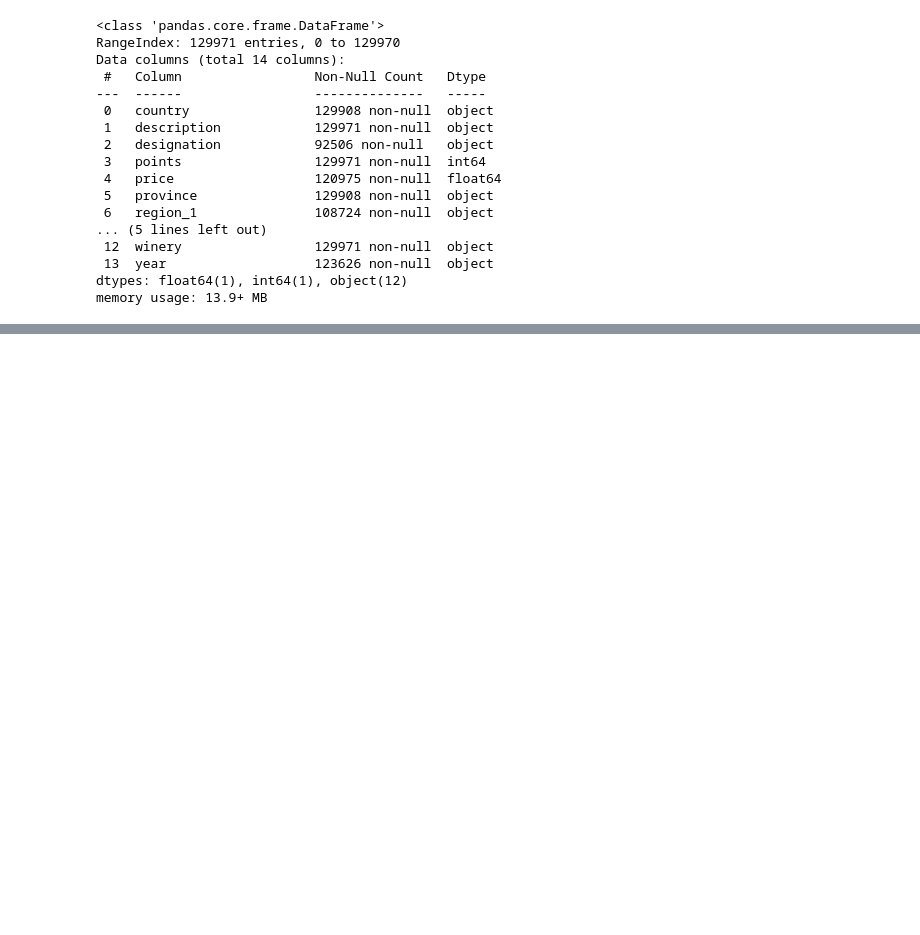
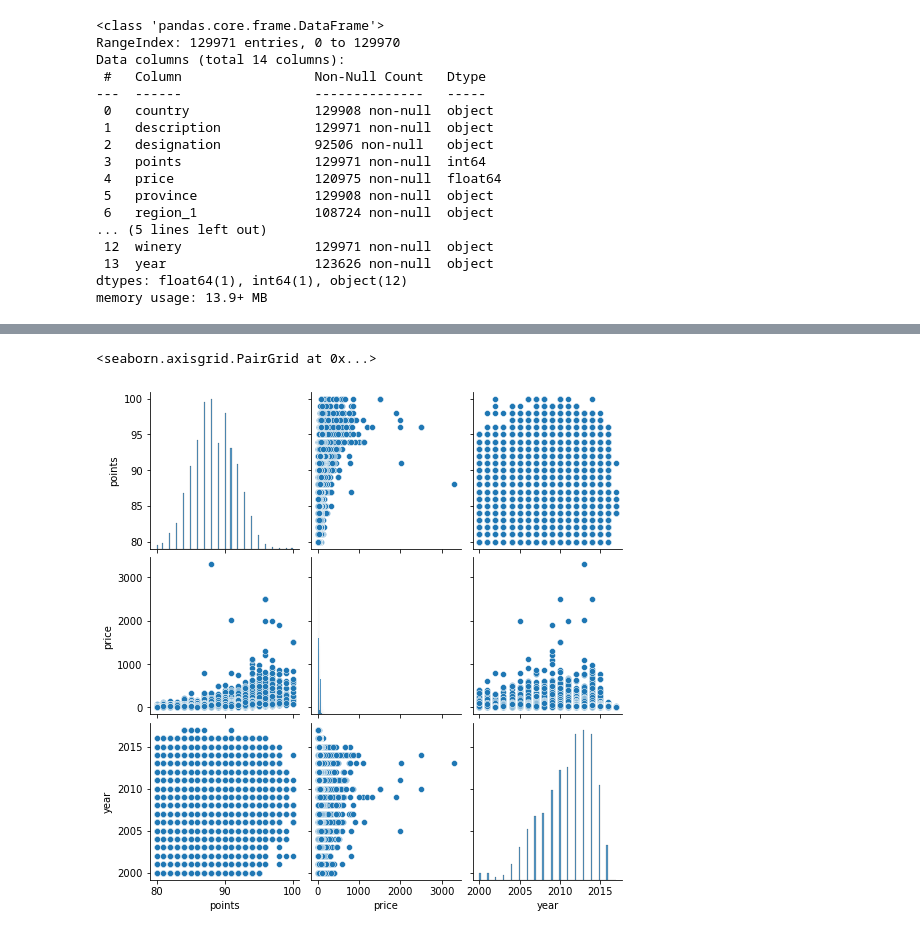
Before and after one commit to whitneyshine/austin_project, a Jupyter notebook: Wine_Ratings.ipynb, the cells around one changed output, grey strips where cells are left out. Cells and saved outputs as stored; diff of their text form; code cells hidden in the pictures; blank space fills up the shorter version.

```diff
--- a/Wine_Ratings.ipynb
+++ b/Wine_Ratings.ipynb
@@ -211,0 +496,4 @@ Name: year, dtype: object
+# %%
+# Replace null values in taster_name column with unknowns.
+wine_df['taster_name'].fillna('unknown', inplace=True)
+wine_df[30:40]
@@ -212,9 +556,12 @@ Name: year, dtype: object
 # %%
-# create new dataframe with only the columns we want to keep.
-selected_columns = ['country', 'points', 'price', 'province','region_1',
-                    'region_2', 'taster_name', 'title', 'variety', 'winery', 'year']
-wine_ratings_df = wine_ratings_df[selected_columns]
-wine_ratings_df
+# Create new dataframe with only the columns to keep.
+# (drop taster_twitter_handle, designation and description columns)
+
+selected_columns = ['country', 'points', 'price', 'province','region_1', 'region_2',
+                    'taster_name', 'title', 'variety', 'winery', 'year', 'type']
+
+wine_df = wine_df[selected_columns]
+wine_df
 # %% [output]
 |  | country | points | price | province | region_1 | region_2 | taster_name | title | variety | winery | ... |
 | 0 | Italy | 87 | NaN | Sicily & Sardinia | Etna | Etna | Kerin O’Keefe | Nicosia 2013 Vulkà Bianco (Etna) | White Blend | Nicosia | ... |
@@ -584,0 +609,4 @@ sns.barplot(x='country', y='points', data=wine_ratings_df, palette='flare')
+# %%
+# Drop all rows with null values and renumber index.
+wine_df = wine_df.dropna().reset_index(drop=True)
+wine_df
@@ -584,0 +880,4 @@ sns.barplot(x='country', y='points', data=wine_ratings_df, palette='flare')
+# %%
+# Convert year data type to integer.
+wine_df["year"] = wine_df["year"].astype(int)
+wine_df.head()
@@ -584,0 +908,6 @@ sns.barplot(x='country', y='points', data=wine_ratings_df, palette='flare')
+# %%
+# Create pairplot to visualize relationships between price, points, and year features.
+sns.pairplot(wine_df)
+# %% [output]
+<seaborn.axisgrid.PairGrid at 0x...>
+[figure, added]
```
Also changed, not shown: parts of 79 cells of this notebook, 3 other files.
